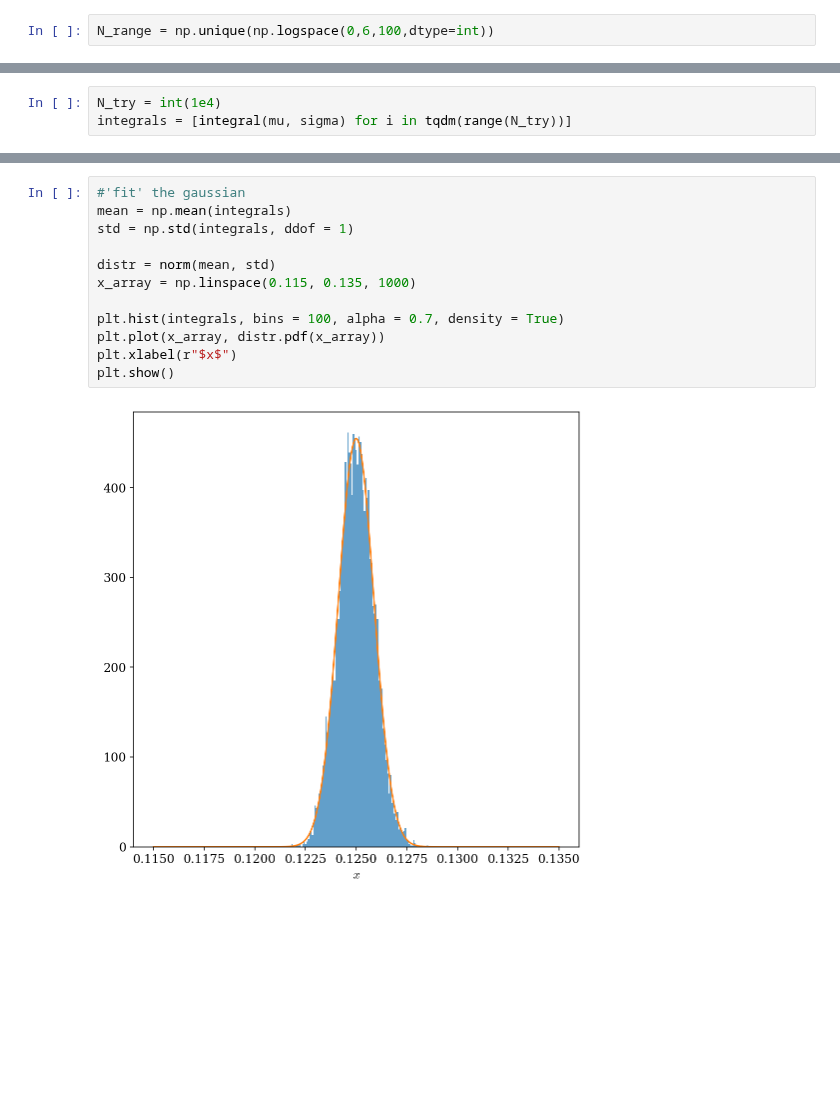
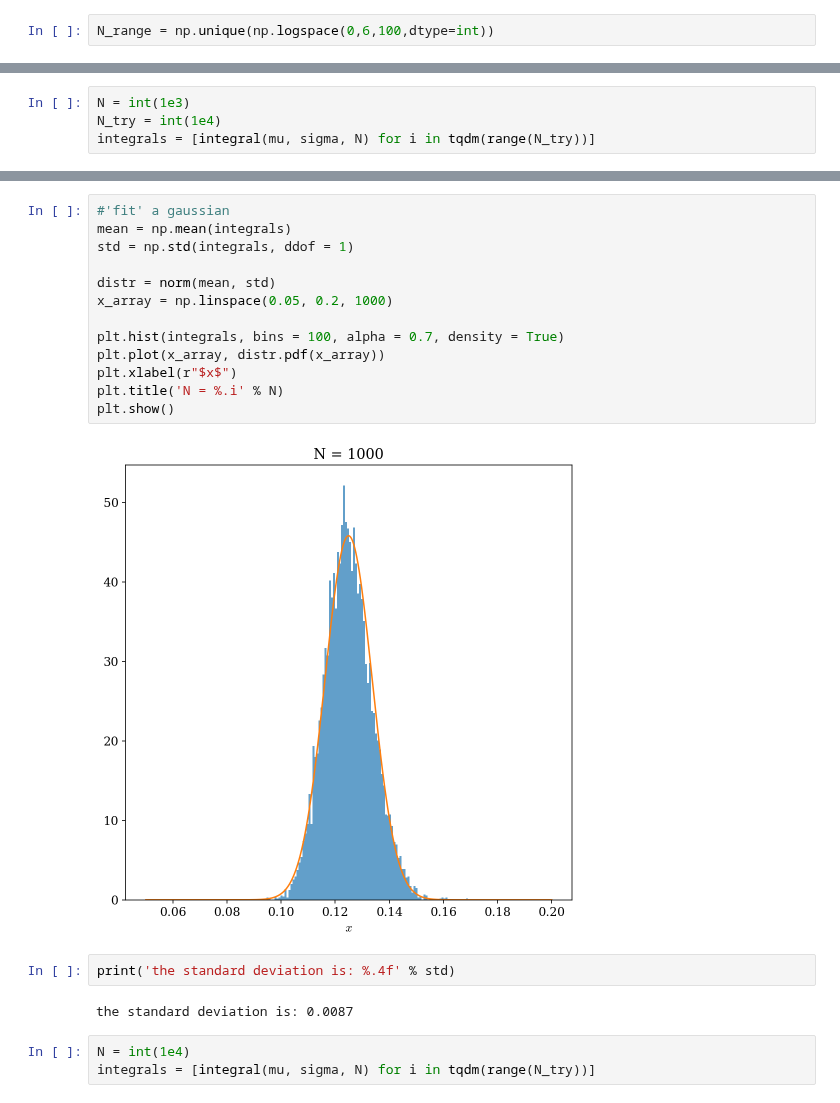
Before and after one commit to asantini29/astrostatistics_bicocca_2022, a Jupyter notebook: working/L03_Gaussian_integral.ipynb, the cells around one changed output, grey strips where cells are left out. Saved outputs shown, nothing was run; the diff lists cells and outputs as text; blank space fills up the shorter version.

```diff
--- a/working/L03_Gaussian_integral.ipynb
+++ b/working/L03_Gaussian_integral.ipynb
@@ -52,6 +52,7 @@ plt.show()
 # %%
+N = int(1e3)
 N_try = int(1e4)
-integrals = [integral(mu, sigma) for i in tqdm(range(N_try))]
+integrals = [integral(mu, sigma, N) for i in tqdm(range(N_try))]
 # %%
 plt.hist(integrals, bins = 100, alpha = 0.7, density = True)
 plt.xlabel(r"$x$")
@@ -61,14 +62,22 @@ plt.show()
 # %%
-#'fit' the gaussian
+#'fit' a gaussian
 mean = np.mean(integrals)
 std = np.std(integrals, ddof = 1)
 
 distr = norm(mean, std)
-x_array = np.linspace(0.115, 0.135, 1000)
+x_array = np.linspace(0.05, 0.2, 1000)
 
 plt.hist(integrals, bins = 100, alpha = 0.7, density = True)
 plt.plot(x_array, distr.pdf(x_array))
 plt.xlabel(r"$x$")
+plt.title('N = %.i' % N)
 plt.show()
 # %% [output]
-[figure, old version]
+[figure, new version]
+# %%
+print('the standard deviation is: %.4f' % std)
+# %% [output]
+the standard deviation is: 0.0087
+# %%
+N = int(1e4)
+integrals = [integral(mu, sigma, N) for i in tqdm(range(N_try))]
```
Also changed, not shown: parts of 8 cells of this notebook, 1 other file.
